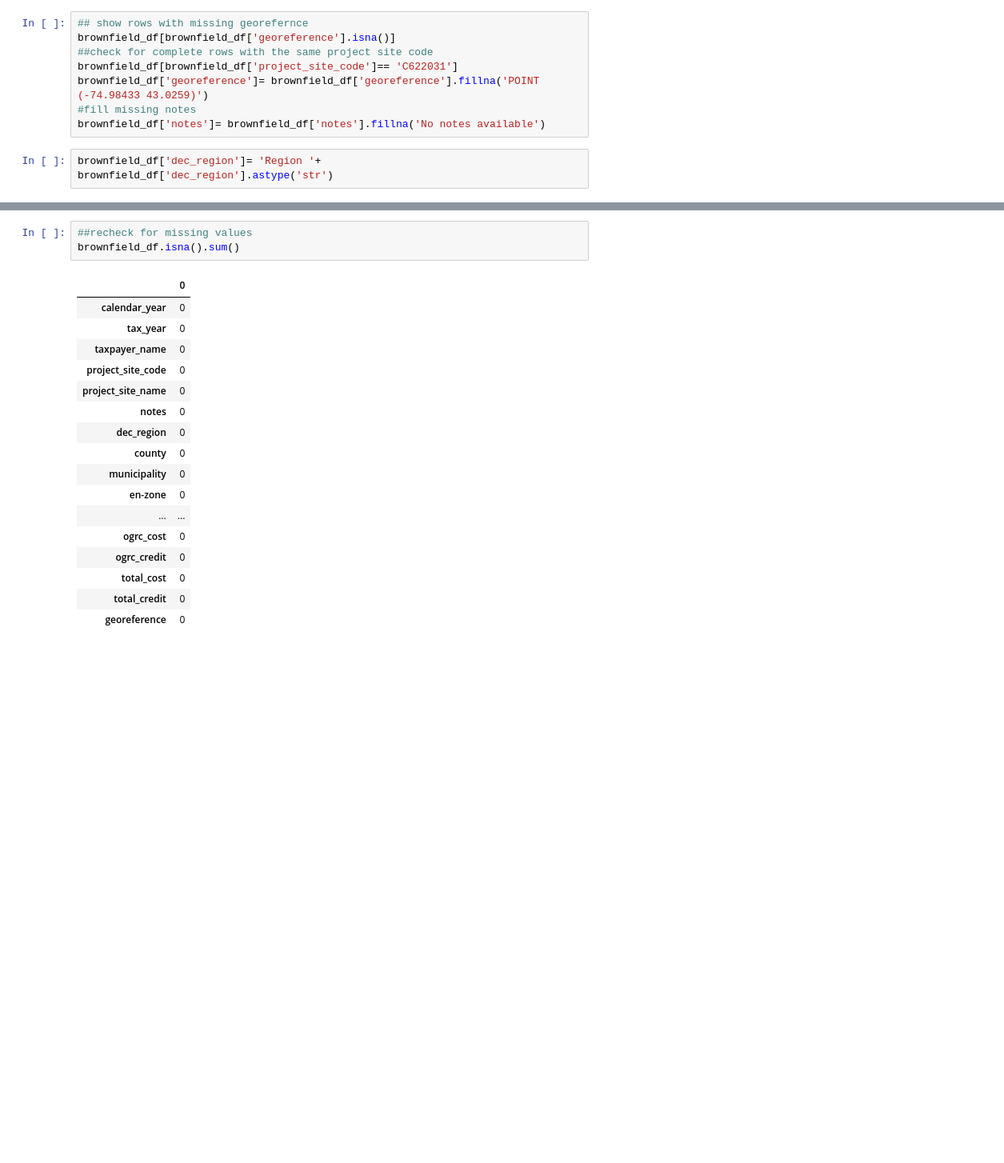
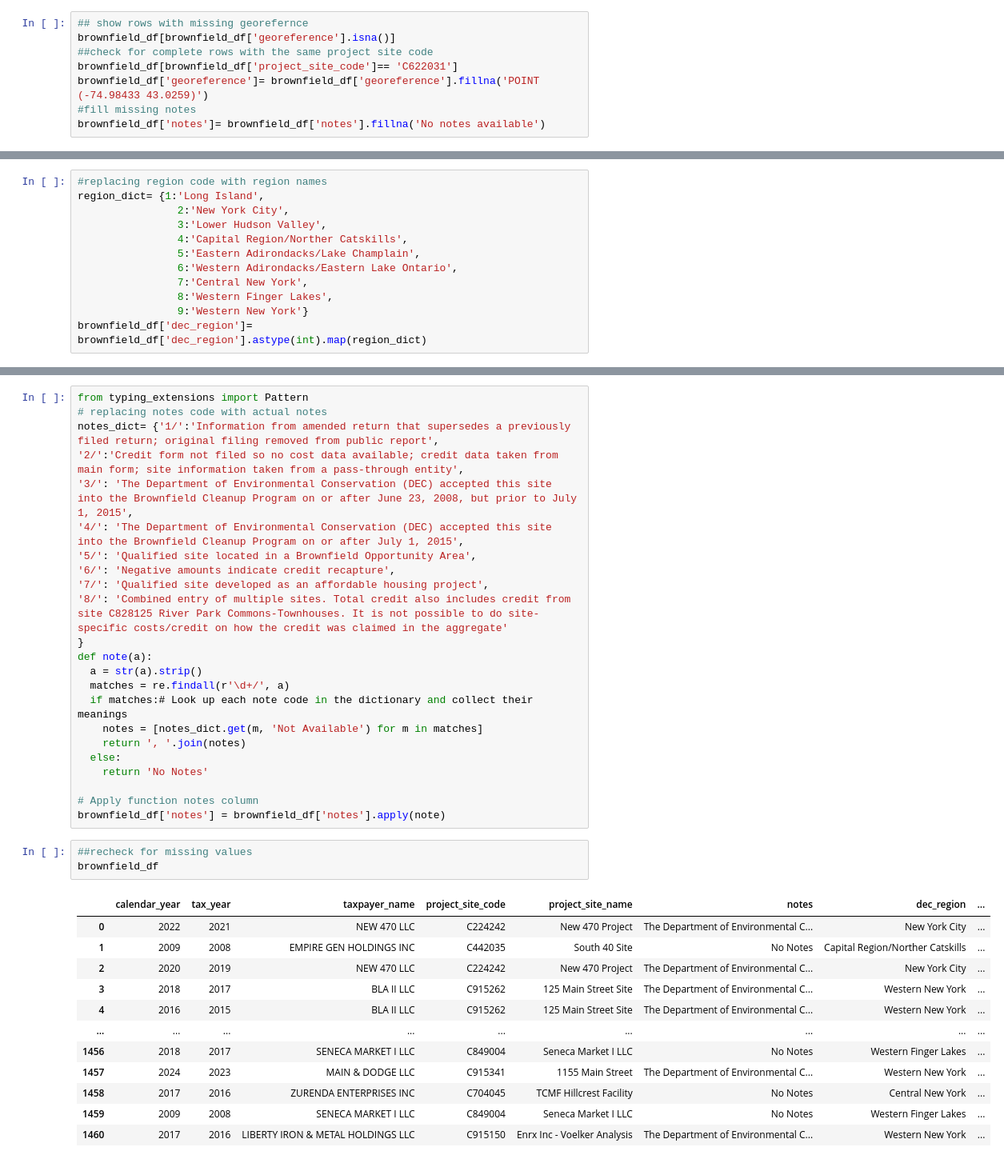
Before and after one commit to Medynal/thing, a Jupyter notebook: PRAC_I.ipynb, the cells around one changed output, grey strips where cells are left out. Shown at 80% size. Drawn from its saved outputs; the diff is of its cells as text; blank space fills up the shorter version.

```diff
--- a/PRAC_I.ipynb
+++ b/PRAC_I.ipynb
@@ -120,5 +119,3 @@ brownfield_df[brownfield_df['project_site_code']== 'C622031']
 brownfield_df['georeference']= brownfield_df['georeference'].fillna('POINT (-74.98433 43.0259)')
 #fill missing notes
 brownfield_df['notes']= brownfield_df['notes'].fillna('No notes available')
-# %%
-brownfield_df['dec_region']= 'Region '+ brownfield_df['dec_region'].astype('str')
@@ -124,0 +135,12 @@ brownfield_df['dec_region']= 'Region '+ brownfield_df['dec_region'].astype('str'
+# %%
+#replacing region code with region names
+region_dict= {1:'Long Island',
+                2:'New York City',
+                3:'Lower Hudson Valley',
+                4:'Capital Region/Norther Catskills',
+                5:'Eastern Adirondacks/Lake Champlain',
+                6:'Western Adirondacks/Eastern Lake Ontario',
+                7:'Central New York',
+                8:'Western Finger Lakes',
+                9:'Western New York'}
+brownfield_df['dec_region']= brownfield_df['dec_region'].astype(int).map(region_dict)
@@ -125,21 +159,39 @@ brownfield_df['dec_region']= 'Region '+ brownfield_df['dec_region'].astype('str'
+# %%
+from typing_extensions import Pattern
+# replacing notes code with actual notes
+notes_dict= {'1/':'Information from amended return that supersedes a previously filed return; original filing removed from public report',
+'2/':'Credit form not filed so no cost data available; credit data taken from main form; site information taken from a pass-through entity',
+'3/': 'The Department of Environmental Conservation (DEC) accepted this site into the Brownfield Cleanup Program on or after June 23, 2008, but prior to July 1, 2015',
+'4/': 'The Department of Environmental Conservation (DEC) accepted this site into the Brownfield Cleanup Program on or after July 1, 2015',
+'5/': 'Qualified site located in a Brownfield Opportunity Area',
+'6/': 'Negative amounts indicate credit recapture',
+'7/': 'Qualified site developed as an affordable housing project',
+'8/': 'Combined entry of multiple sites. Total credit also includes credit from site C828125 River Park Commons-Townhouses. It is not possible to do site-specific costs/credit on how the credit was claimed in the aggregate'
+}
+def note(a):
+  a = str(a).strip()
+  matches = re.findall(r'\d+/', a)
+  if matches:# Look up each note code in the dictionary and collect their meanings
+    notes = [notes_dict.get(m, 'Not Available') for m in matches]
+    return ', '.join(notes)
+  else:
+    return 'No Notes'
+
+# Apply function notes column
+brownfield_df['notes'] = brownfield_df['notes'].apply(note)
 # %%
 ##recheck for missing values
-brownfield_df.isna().sum()
+brownfield_df
 # %% [output]
-|  | 0 |
-| calendar_year | 0 |
-| tax_year | 0 |
-| taxpayer_name | 0 |
-| project_site_code | 0 |
-| project_site_name | 0 |
-| notes | 0 |
-| dec_region | 0 |
-| county | 0 |
-| municipality | 0 |
-| en-zone | 0 |
-| ... | ... |
-| ogrc_cost | 0 |
-| ogrc_credit | 0 |
-| total_cost | 0 |
-| total_credit | 0 |
-| georeference | 0 |
+|  | calendar_year | tax_year | taxpayer_name | project_site_code | project_site_name | notes | dec_region | ... |
+| 0 | 2022 | 2021 | NEW 470 LLC | C224242 | New 470 Project | The Department of Environmental C... | New York City | ... |
+| 1 | 2009 | 2008 | EMPIRE GEN HOLDINGS INC | C442035 | South 40 Site | No Notes | Capital Region/Norther Catskills | ... |
+| 2 | 2020 | 2019 | NEW 470 LLC | C224242 | New 470 Project | The Department of Environmental C... | New York City | ... |
+| 3 | 2018 | 2017 | BLA II LLC | C915262 | 125 Main Street Site | The Department of Environmental C... | Western New York | ... |
+| 4 | 2016 | 2015 | BLA II LLC | C915262 | 125 Main Street Site | The Department of Environmental C... | Western New York | ... |
+| ... | ... | ... | ... | ... | ... | ... | ... | ... |
+| 1456 | 2018 | 2017 | SENECA MARKET I LLC | C849004 | Seneca Market I LLC | No Notes | Western Finger Lakes | ... |
+| 1457 | 2024 | 2023 | MAIN & DODGE LLC | C915341 | 1155 Main Street | The Department of Environmental C... | Western New York | ... |
+| 1458 | 2017 | 2016 | ZURENDA ENTERPRISES INC | C704045 | TCMF Hillcrest Facility | No Notes | Central New York | ... |
+| 1459 | 2009 | 2008 | SENECA MARKET I LLC | C849004 | Seneca Market I LLC | No Notes | Western Finger Lakes | ... |
+| 1460 | 2017 | 2016 | LIBERTY IRON & METAL HOLDINGS LLC | C915150 | Enrx Inc - Voelker Analysis | The Department of Environmental C... | Western New York | ... |
```
Also changed, not shown: parts of 29 cells of this notebook.
